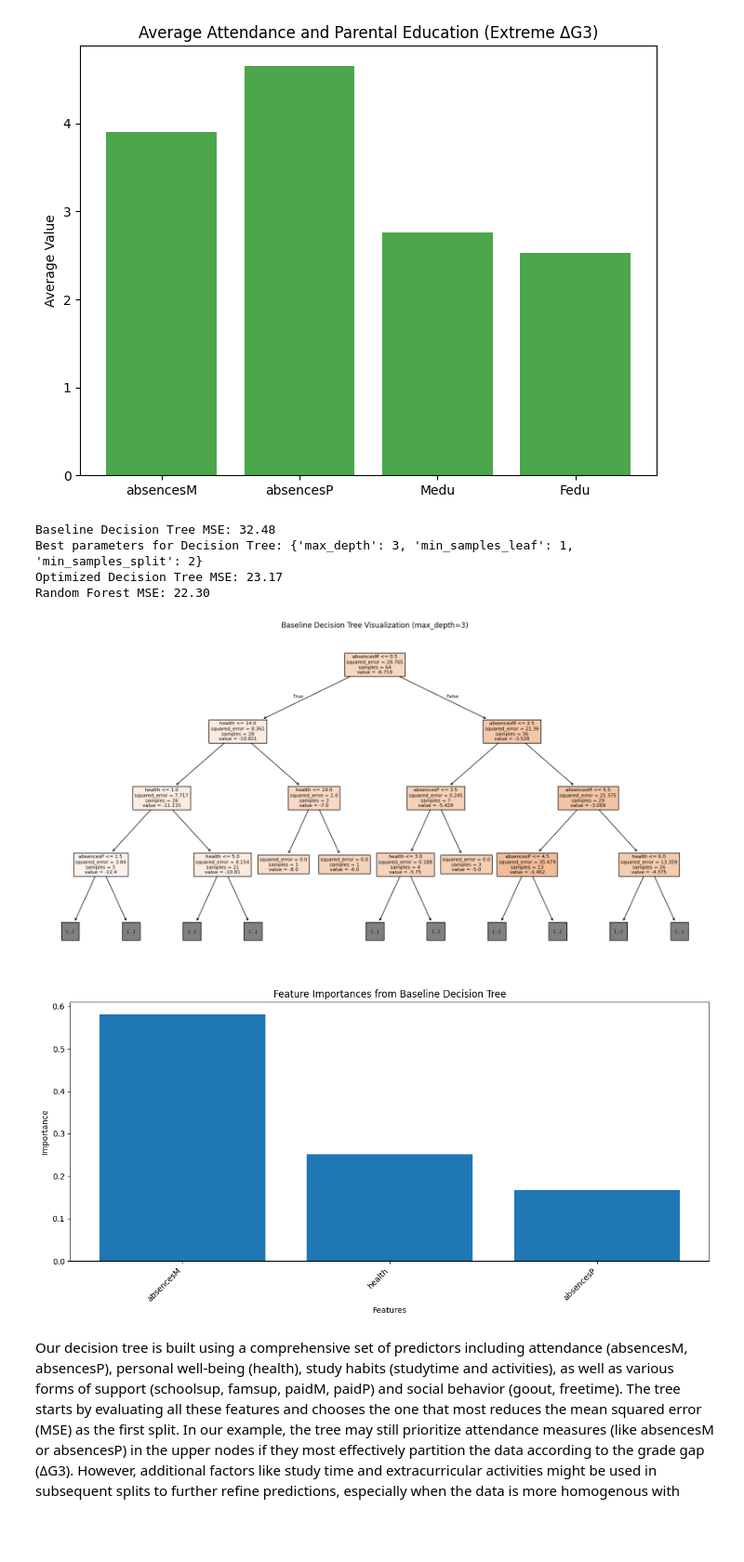
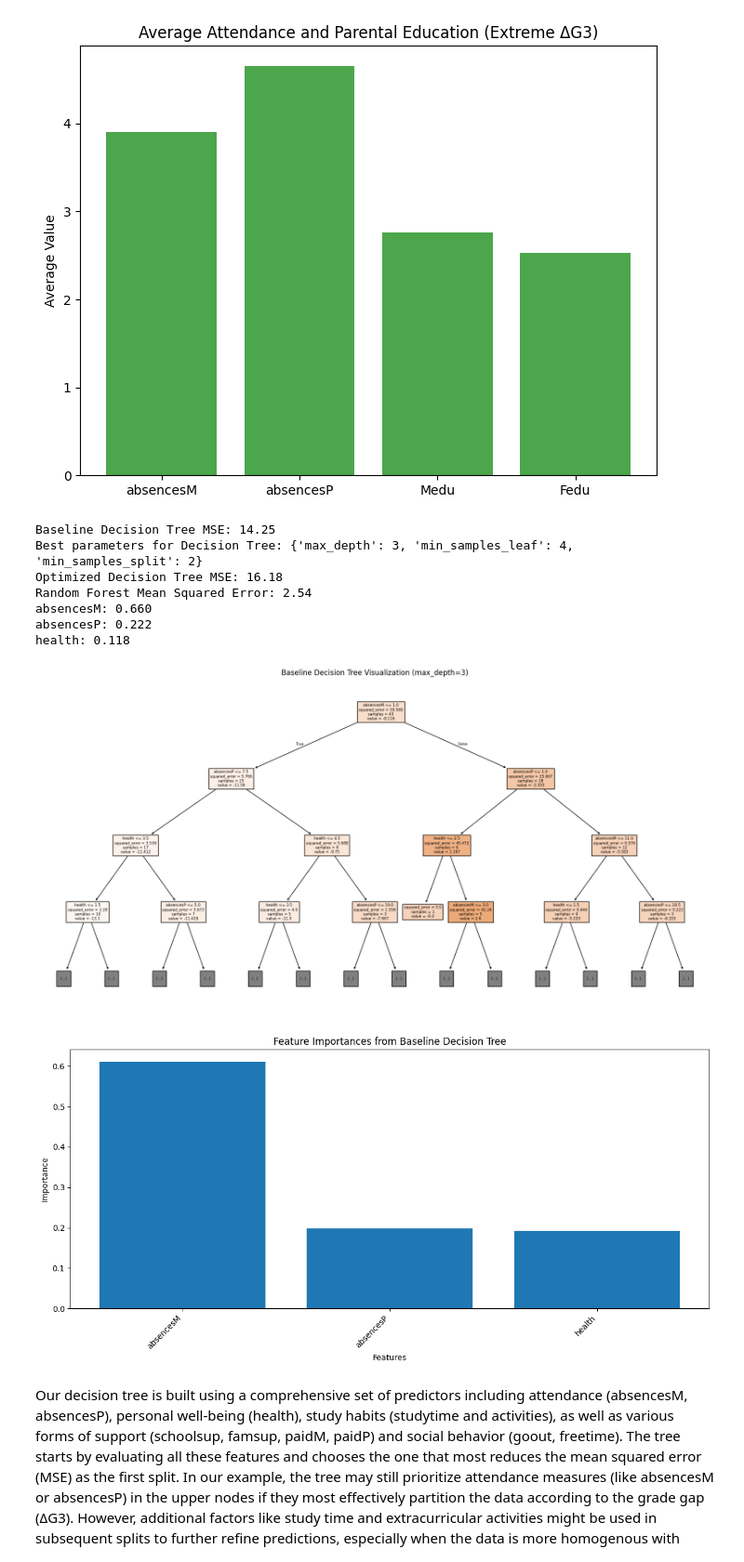
Before and after one commit to VaibhavShintre/Introduction-to-Data-Science, a Jupyter notebook: Amrish_Copy_individual_work_CSC_442_Project_Group_10.ipynb, the cells around one changed output. Shown at 93% size. Drawn from its saved outputs; the diff is of its cells as text; code cells hidden in the pictures; blank space fills up the shorter version.

```diff
--- a/Amrish_Copy_individual_work_CSC_442_Project_Group_10.ipynb
+++ b/Amrish_Copy_individual_work_CSC_442_Project_Group_10.ipynb
@@ -103,17 +103,14 @@ None
 
 sm_inter['DeltaG3'] = sm_inter['MG3'] - sm_inter['PG3']
 # Select a subset of socioeconomic and academic features.
-features = ['absencesM', 'absencesP', 'health',
-            'studytime', 'activities',
-            'schoolsup', 'famsup', 'paidM', 'paidP',
-            'goout', 'freetime']
+features = ['absencesM', 'absencesP', 'health']
 
-X = sm_inter[features]
-y = sm_inter['DeltaG3']
+X = extreme_gap[features]
+y = extreme_gap['DeltaG3']
 
 # --- One-Hot Encoding for Categorical Features ---
 categorical_features = ['schoolsup', 'famsup', 'paidM', 'paidP', 'activities'] # Add 'activities' here
-X = pd.get_dummies(X, columns=categorical_features, drop_first=True) # Use drop_first=True to avoid multicollinearity
+#X = pd.get_dummies(X, columns=categorical_features, drop_first=True) # Use drop_first=True to avoid multicollinearity
 
 # --- Splitting Data ---
 from sklearn.model_selection import train_test_split
@@ -189,9 +186,10 @@ Truncated Decision Tree Rules (max_depth=3):
 # %%
 # 1. Calculate the difference in absences (Math - Portuguese)
+sm_inter['overall_performance'] = (sm_inter['MG3'] + sm_inter['PG3']) / 2
 sm_inter['DeltaAbsences'] = sm_inter['absencesM'] - sm_inter['absencesP']
 
 # 2. Filter for students with significant grade differences (|ΔG3| > 4)
-extreme_gap = sm_inter[np.abs(sm_inter['DeltaG3']) > 4]
+extreme_gap = sm_inter[(np.abs(sm_inter['DeltaG3']) > 4) & (sm_inter['overall_performance'] < 10)]
 
 # 3. Display how many rows were returned
 num_rows = extreme_gap.shape[0]
@@ -331,7 +329,11 @@ plt.show()
 # %%
 # --- Splitting Data ---
 from sklearn.model_selection import train_test_split
+X = extreme_gap[features]
+y = extreme_gap['DeltaG3']
 X_train, X_test, y_train, y_test = train_test_split(X, y, test_size=0.2, random_state=42)
+
+
 
 # --- Baseline Decision Tree Model ---
 from sklearn.tree import DecisionTreeRegressor, export_text, plot_tree
@@ -361,44 +363,64 @@ mse_best_dt = mean_squared_error(y_test, y_pred_best_dt)
 print(f"Optimized Decision Tree MSE: {mse_best_dt:.2f}")
 
 # max_depth number of trees
 # the split 2 means that any node in the deciiosn tree will be considred for splitting as long as it has 2 samples , if a split does not have 2 samples, can't split more
 #Leaf means every terminal node (leaf) must have at least 4 samples
 # --- Random Forest Model ---
 from sklearn.ensemble import RandomForestRegressor
-rf = RandomForestRegressor(random_state=42, n_estimators=100)
-rf.fit(X_train, y_train)
-y_pred_rf = rf.predict(X_test)
-mse_rf = mean_squared_error(y_test, y_pred_rf)
-print(f"Random Forest MSE: {mse_rf:.2f}")
+from sklearn.metrics import mean_squared_error
+import numpy as np
+
+# Prepare predictors without adding a constant (Random Forest does not require it)
+X_rf = extreme_gap[['absencesM' , 'absencesP', 'health']]
+y_rf = extreme_gap['DeltaG3']
+
+# Initialize and train the Random Forest model
+rf_model = RandomForestRegressor(n_estimators=100, random_state=42)
+rf_model.fit(X_rf, y_rf)
+
+# Predict on the training data (or a separate test set if available)
+y_pred_rf = rf_model.predict(X_rf)
+
+# Calculate Mean Squared Error for model evaluation
+mse_rf = mean_squared_error(y_rf, y_pred_rf)
+print(f"Random Forest Mean Squared Error: {mse_rf:.2f}")
+
+# Print feature importances
+importances = rf_model.feature_importances_
+for feature, importance in zip(X_rf.columns, importances):
+    print(f"{feature}: {importance:.3f}")
 
 # --- Visualization: Decision Tree (limited to depth=3) ---
 plt.figure(figsize=(20,10))
 plot_tree(dt_reg, feature_names=features, filled=True, max_depth=3)
 plt.title("Baseline Decision Tree Visualization (max_depth=3)")
 plt.show()
 
 #The importance of a feature is computed as the (normalized) total reduction of the criterion(error) brought by that feature. It is also known as the Gini importance.
 
 # --- Visualization: Feature Importances for Decision Tree ---
 importances = dt_reg.feature_importances_
 # Get feature names used in the trained model
 feature_names = X_train.columns  # Assuming X_train is your training data
 
 plt.figure(figsize=(12, 6))  # Adjust figure size for better readability
 plt.bar(feature_names, importances)  # Use feature_names instead of features
 plt.xlabel('Features')
 plt.ylabel('Importance')
 plt.title('Feature Importances from Baseline Decision Tree')
 plt.xticks(rotation=45, ha='right')  # Rotate x-axis labels for better visibility
 plt.tight_layout()  # Adjust layout to prevent labels from overlapping
 plt.show()
 # %% [output]
-Baseline Decision Tree MSE: 32.48
-Best parameters for Decision Tree: {'max_depth': 3, 'min_samples_leaf': 1, 'min_samples_split': 2}
-Optimized Decision Tree MSE: 23.17
-Random Forest MSE: 22.30
+Baseline Decision Tree MSE: 14.25
+Best parameters for Decision Tree: {'max_depth': 3, 'min_samples_leaf': 4, 'min_samples_split': 2}
+Optimized Decision Tree MSE: 16.18
+Random Forest Mean Squared Error: 2.54
+absencesM: 0.660
+absencesP: 0.222
+health: 0.118
-[figure, old version]
+[figure, new version]
-[figure, old version]
+[figure, new version]
 # %% [markdown]
 Our decision tree is built using a comprehensive set of predictors including attendance (absencesM, absencesP), personal well-being (health), study habits (studytime and activities), as well as various forms of support (schoolsup, famsup, paidM, paidP) and social behavior (goout, freetime). The tree starts by evaluating all these features and chooses the one that most reduces the mean squared error (MSE) as the first split. In our example, the tree may still prioritize attendance measures (like absencesM or absencesP) in the upper nodes if they most effectively partition the data according to the grade gap (ΔG3). However, additional factors like study time and extracurricular activities might be used in subsequent splits to further refine predictions, especially when the data is more homogenous with respect to attendance. Features representing support (schoolsup, famsup, paidM, paidP) and social habits (goout, freetime) add nuance by capturing environmental and behavioral influences on academic outcomes. This layered approach helps the tree capture both the dominant effects (e.g., attendance) and the subtler, yet significant, contributions of personal and social factors.
 
```
Also changed, not shown: parts of 10 cells of this notebook.
